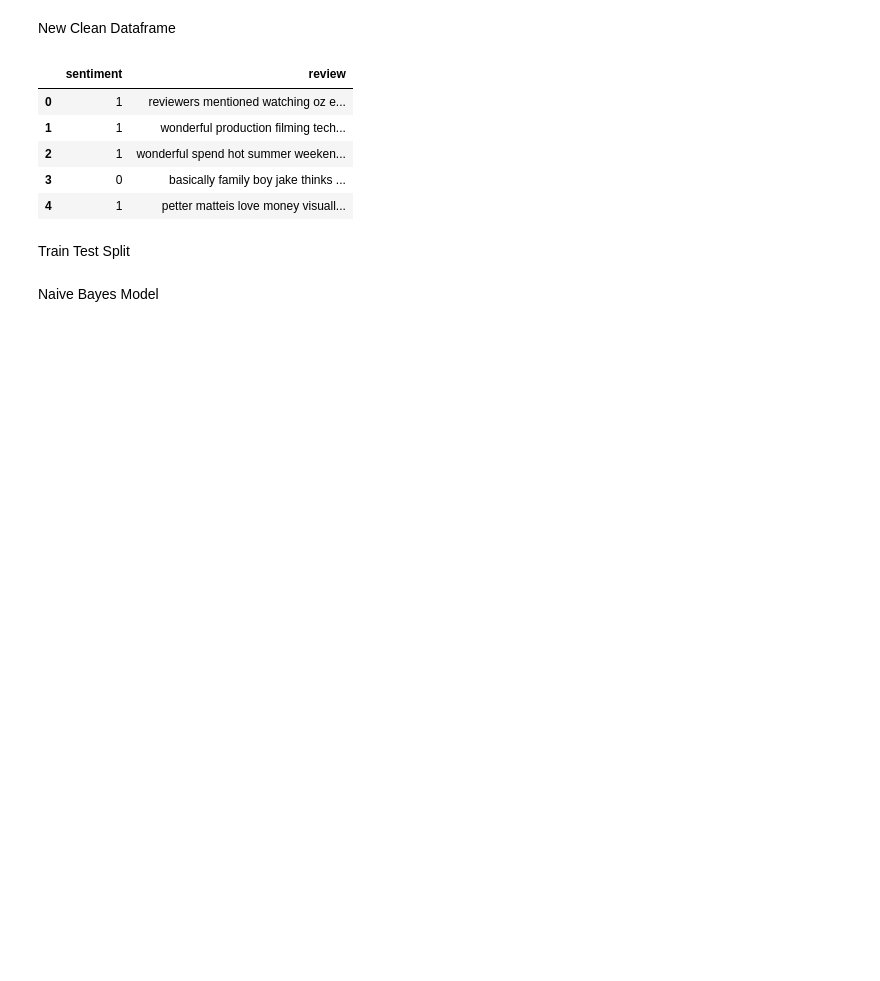
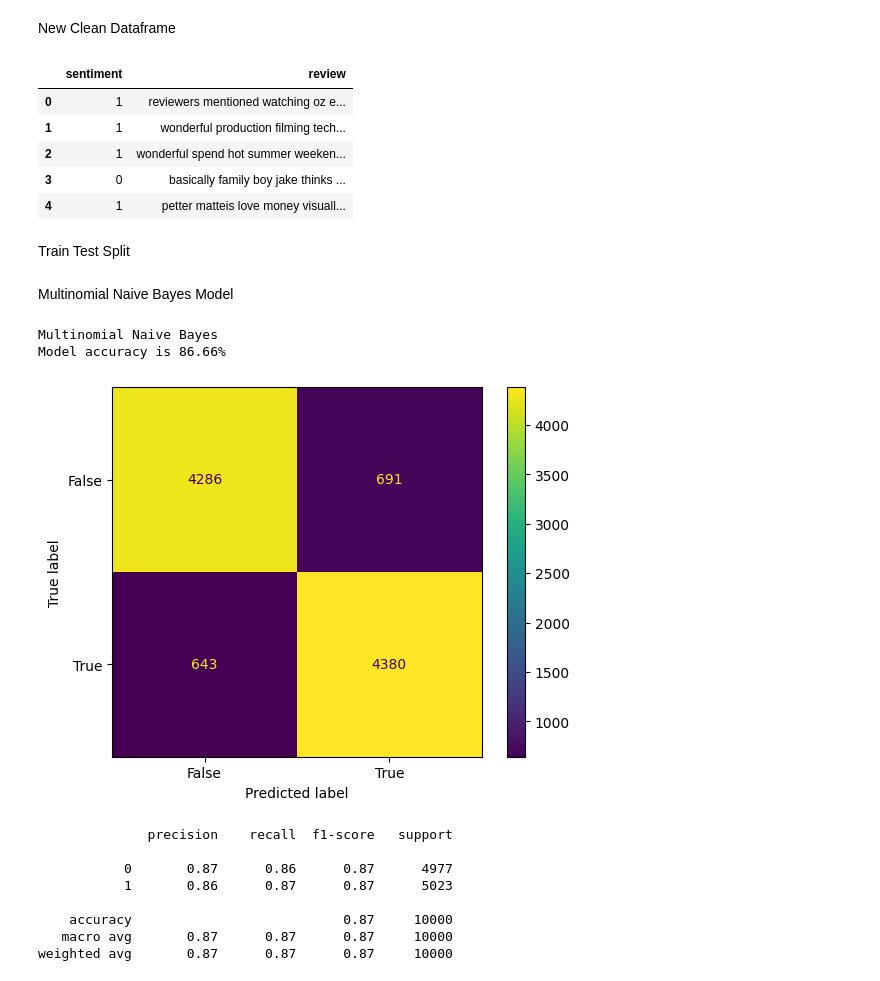
Before and after one commit to tushar9085/SentimentFlix, a Jupyter notebook: NLTK/Sentiment_analysis_naive_bayes.ipynb, the cells around one changed output. Drawn from its saved outputs; the diff is of its cells as text; code cells hidden in the pictures; blank space fills up the shorter version.

```diff
--- a/NLTK/Sentiment_analysis_naive_bayes.ipynb
+++ b/NLTK/Sentiment_analysis_naive_bayes.ipynb
@@ -318,13 +321,46 @@ X=text_counts
 y=df1['sentiment']
 X_train, X_test, y_train, y_test = train_test_split(X, y, test_size=0.20,random_state=30)
 # %% [markdown]
-Naive Bayes Model
+Multinomial Naive Bayes Model
 # %%
 #Model Building and testing it and predicting the result
 
 from sklearn.naive_bayes import MultinomialNB
+from sklearn.metrics import classification_report, confusion_matrix
+from sklearn import metrics
 
 MNB = MultinomialNB()
 MNB.fit(X_train, y_train)
 
 predicted = MNB.predict(X_test)
+
+#Checking the accuracy
+
+accuracy_score = metrics.accuracy_score(predicted, y_test)
+
+print("Multinomial Naive Bayes")
+print("Model accuracy is " + str('{:04.2f}'.format(accuracy_score*100)) + "%")
+
+#Confussion metrics
+
+confusion_matrix = metrics.confusion_matrix(y_test, predicted)
+cm_display = metrics.ConfusionMatrixDisplay(confusion_matrix = confusion_matrix, display_labels = [False, True,])
+
+cm_display.plot()
+plt.show()
+
+# Classification Reports
+
+print(classification_report(y_test, predicted))
+# %% [output]
+Multinomial Naive Bayes
+Model accuracy is 86.66%
+[figure, added]
+              precision    recall  f1-score   support
+
+           0       0.87      0.86      0.87      4977
+           1       0.86      0.87      0.87      5023
+
+    accuracy                           0.87     10000
+   macro avg       0.87      0.87      0.87     10000
+weighted avg       0.87      0.87      0.87     10000
```
Also changed, not shown: parts of 16 cells of this notebook, 5 other files.
